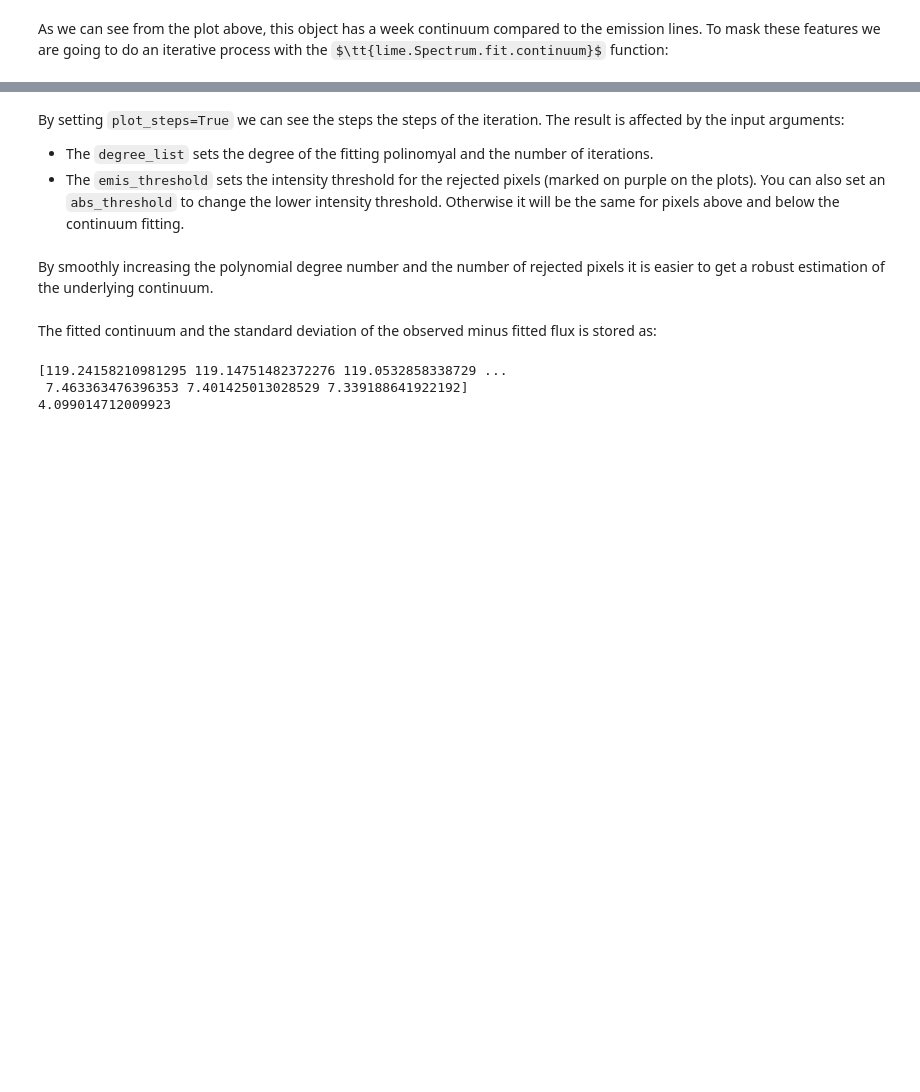
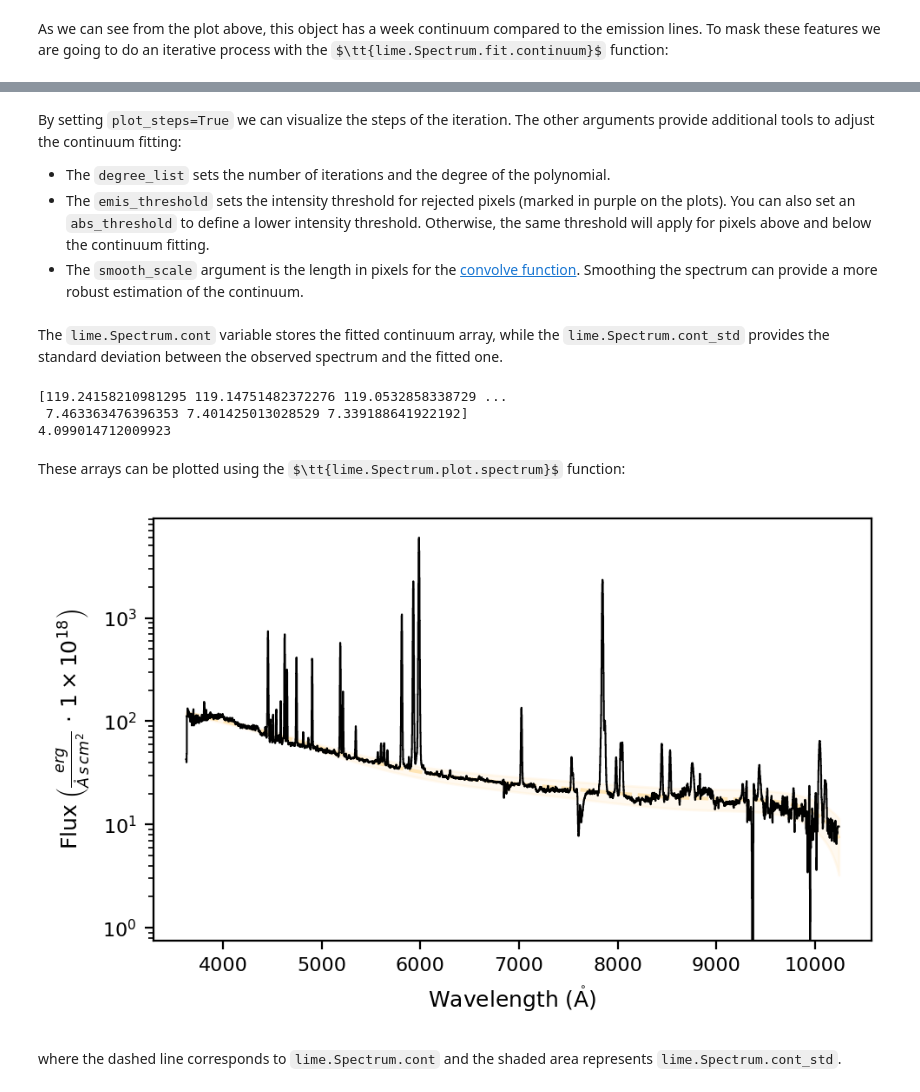
Before and after one commit to Vital-Fernandez/lime, a Jupyter notebook: examples/2_guides/1_continuum_fitting.ipynb, the cells around one changed output, grey strips where cells are left out. Drawn from its saved outputs; the diff is of its cells as text; code cells hidden in the pictures; some formulas as TeX source; blank space fills up the shorter version.

```diff
--- a/examples/2_guides/1_continuum_fitting.ipynb
+++ b/examples/2_guides/1_continuum_fitting.ipynb
@@ -32,11 +36,11 @@ gp_spec.fit.continuum(degree_list=[3, 6, 6], emis_threshold=[3, 2, 1.5], plot_st
 # %% [markdown]
-By setting ``plot_steps=True`` we can see the steps the steps of the iteration. The result is affected by the input arguments:
-* The ``degree_list`` sets the degree of the fitting polinomyal and the number of iterations.
-* The ``emis_threshold`` sets the intensity threshold for the rejected pixels (marked on purple on the plots). You can also set an ``abs_threshold`` to change the lower intensity threshold. Otherwise it will be the same for pixels above and below the continuum fitting.
+By setting ``plot_steps=True`` we can visualize the steps of the iteration. The other arguments provide additional tools to adjust the continuum fitting:
+
+* The ``degree_list`` sets the number of iterations and the degree of the polynomial.
+* The ``emis_threshold`` sets the intensity threshold for rejected pixels (marked in purple on the plots). You can also set an ``abs_threshold`` to define a lower intensity threshold. Otherwise, the same threshold will apply for pixels above and below the continuum fitting.
+* The ``smooth_scale`` argument is the length in pixels for the [convolve function](https://numpy.org/doc/stable/reference/generated/numpy.convolve.html). Smoothing the spectrum can provide a more robust estimation of the continuum.
-# %% [markdown]
-By smoothly increasing the polynomial degree number and the number of rejected pixels it is easier to get a robust estimation of the underlying continuum.
 # %% [markdown]
-The fitted continuum and the standard deviation of the observed minus fitted flux is stored as:
+The ``lime.Spectrum.cont`` variable stores the fitted continuum array, while the ``lime.Spectrum.cont_std`` provides the standard deviation between the observed spectrum and the fitted one.
 # %%
 print(gp_spec.cont)
 print(gp_spec.cont_std)
@@ -44,5 +48,13 @@ print(gp_spec.cont_std)
 [119.24158210981295 119.14751482372276 119.0532858338729 ...
  7.463363476396353 7.401425013028529 7.339188641922192]
 4.099014712009923
+# %% [markdown]
+These arrays can be plotted using the $\tt{lime.Spectrum.plot.spectrum}$ function:
+# %%
+gp_spec.plot.spectrum(show_cont=True, log_scale=True)
+# %% [output]
+[figure, added]
+# %% [markdown]
+where the dashed line corresponds to ``lime.Spectrum.cont`` and the shaded area represents ``lime.Spectrum.cont_std``.
 # %% [markdown]
 ## Takeaways
```
Also changed, not shown: parts of 4 cells of this notebook, 32 other files.
